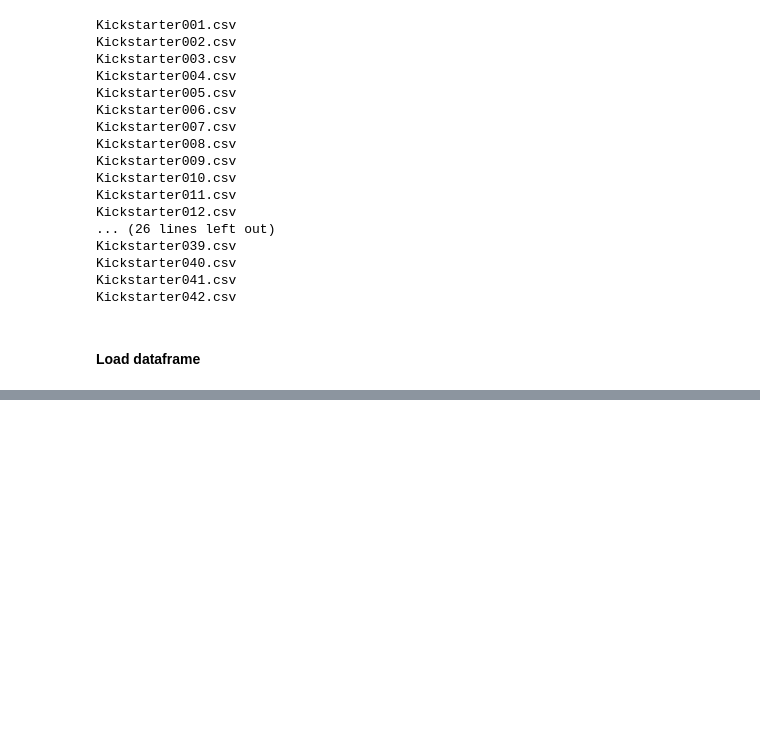
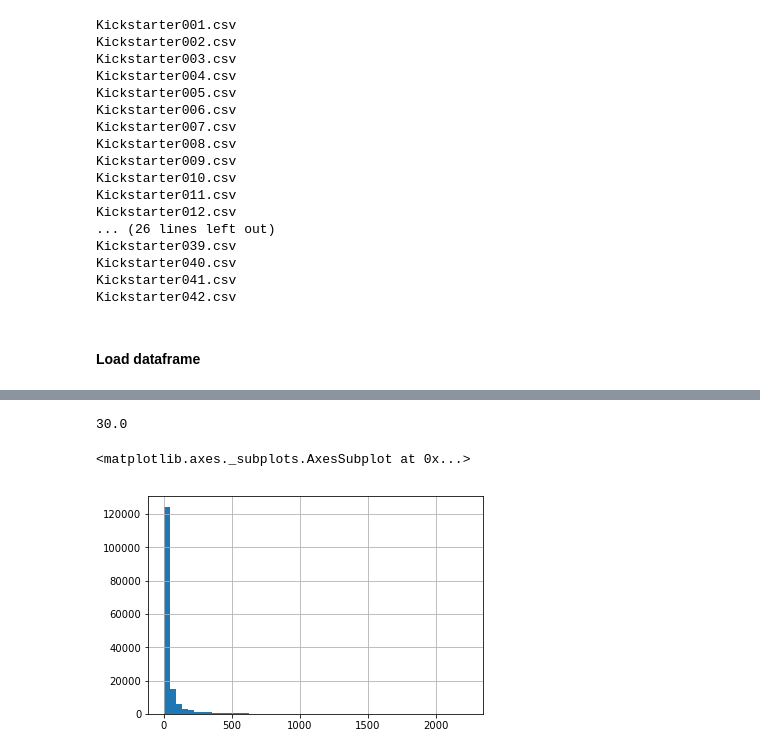
Before and after one commit to GdMacmillan/kickstarter_case_study, a Jupyter notebook: data_exploration.ipynb, the cells around one changed output, grey strips where cells are left out. Saved outputs shown, nothing was run; the diff lists cells and outputs as text; code cells hidden in the pictures; blank space fills up the shorter version.

```diff
--- a/data_exploration.ipynb
+++ b/data_exploration.ipynb
@@ -84,0 +424,2 @@ df['created_at'] = pd.to_datetime(df['created_at'],unit='s')
+# %%
+df.drop(['permissions', 'is_starred', 'is_backing', 'friends'], axis = 1, inplace = True)
@@ -84,0 +428,2 @@ df['created_at'] = pd.to_datetime(df['created_at'],unit='s')
+# %%
+df.drop(['location'], axis = 1, inplace = True)
@@ -84,0 +435,3 @@ df['created_at'] = pd.to_datetime(df['created_at'],unit='s')
+# %%
+df['launched-created'] = (df.launched_at - df.created_at).dt.components.days
+df['deadline-launched'] = (df.deadline - df.launched_at).dt.components.days
@@ -84,0 +466,9 @@ df['created_at'] = pd.to_datetime(df['created_at'],unit='s')
+# %%
+df['deadline-launched'].median()
+# %% [output]
+30.0
+# %%
+df['launched-created'].hist(bins=50)
+# %% [output]
+<matplotlib.axes._subplots.AxesSubplot at 0x...>
+[figure, added]
```
Also changed, not shown: parts of 71 cells of this notebook, 1 other file.
